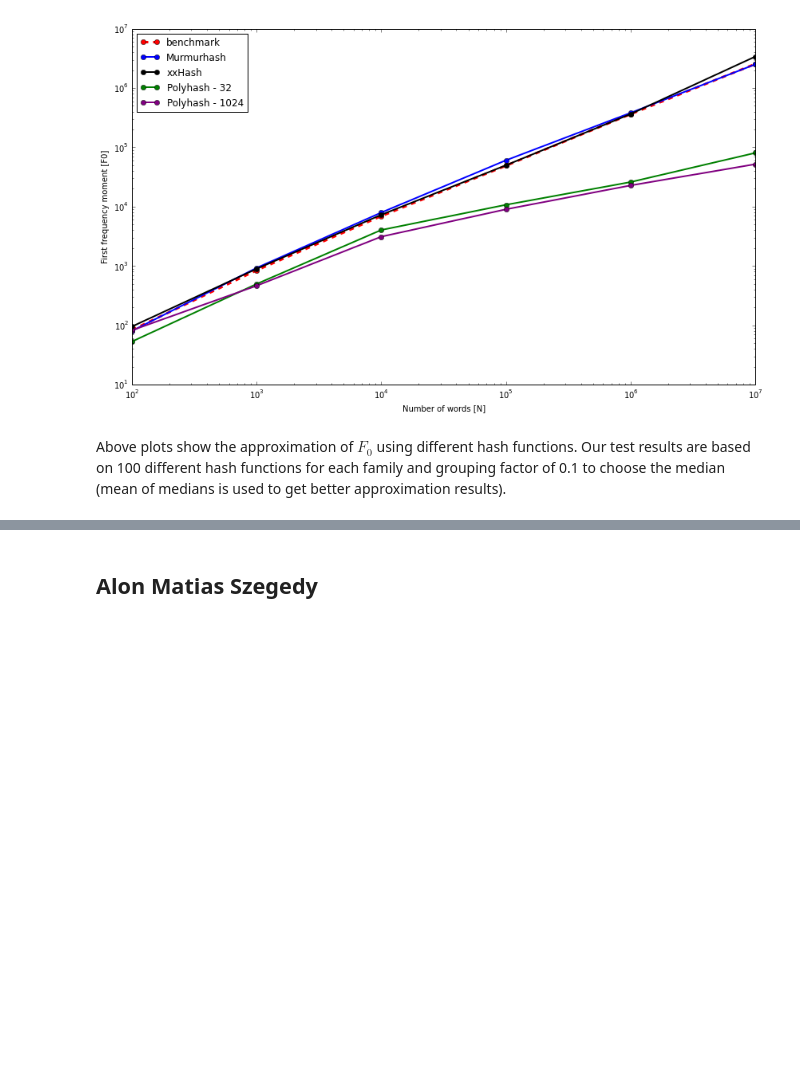
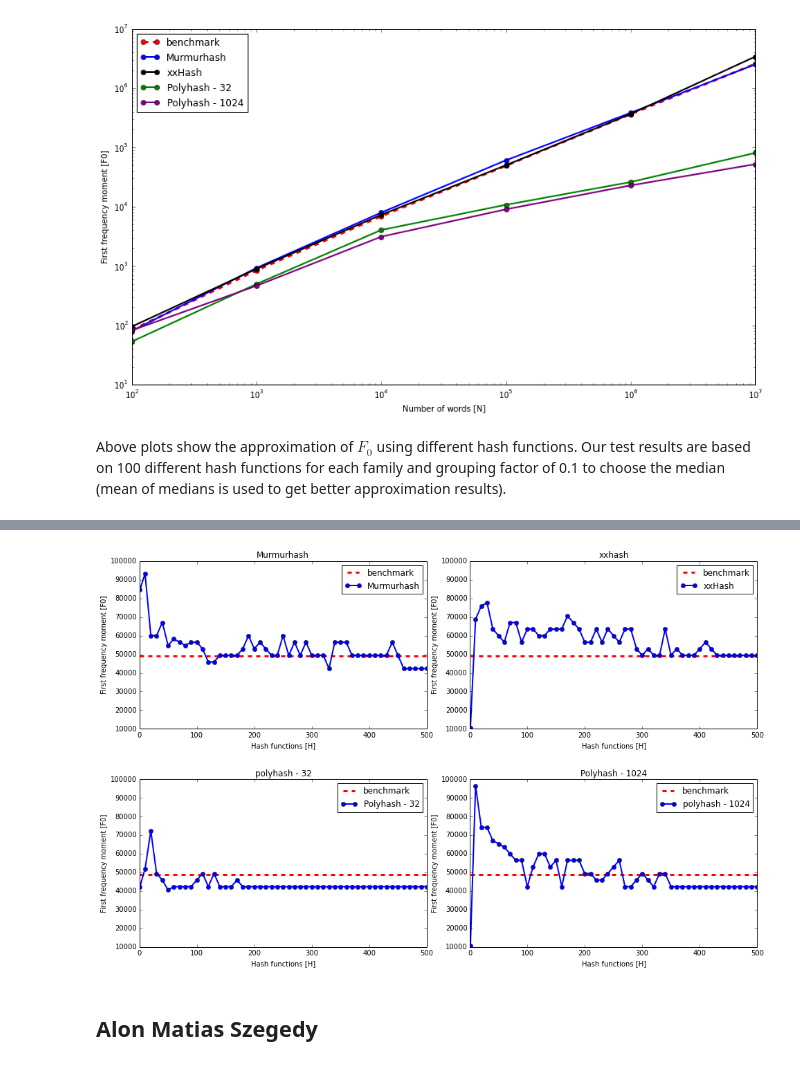
Before and after one commit to cle-ment/aalto-frequency-moments, a Jupyter notebook: Report.ipynb, the cells around one changed output, grey strips where cells are left out. Cells and saved outputs as stored; diff of their text form; code cells hidden in the pictures; blank space fills up the shorter version.

```diff
--- a/Report.ipynb
+++ b/Report.ipynb
@@ -150,3 +152,12 @@ fma_compare_hashcount(100000, [1,10,20,30,40,50,60,70,80,90,100], 0.15)
+# %%
+fma_compare_hashcount(100000,
+                      [1,10,20,30,40,50,60,70,80,90,100,
+                       110,120,130,140,150,160,170,180,190,200,
+                       210,220,230,240,250,260,270,280,290,300,
+                       310,320,330,340,350,360,370,380,390,400,
+                       410,420,430,440,450,460,470,480,490,500], 0.15)
+# %% [output]
+[figure, added]
 # %% [markdown]
 ## Alon Matias Szegedy
 # %%
```
Also changed, not shown: parts of 8 cells of this notebook.
